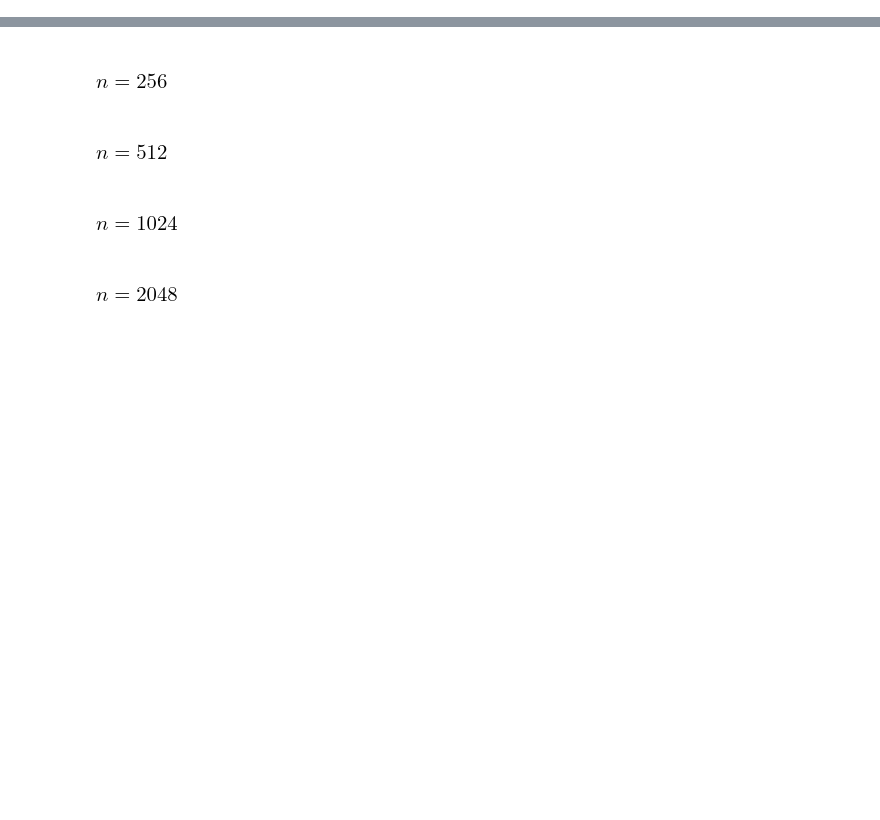
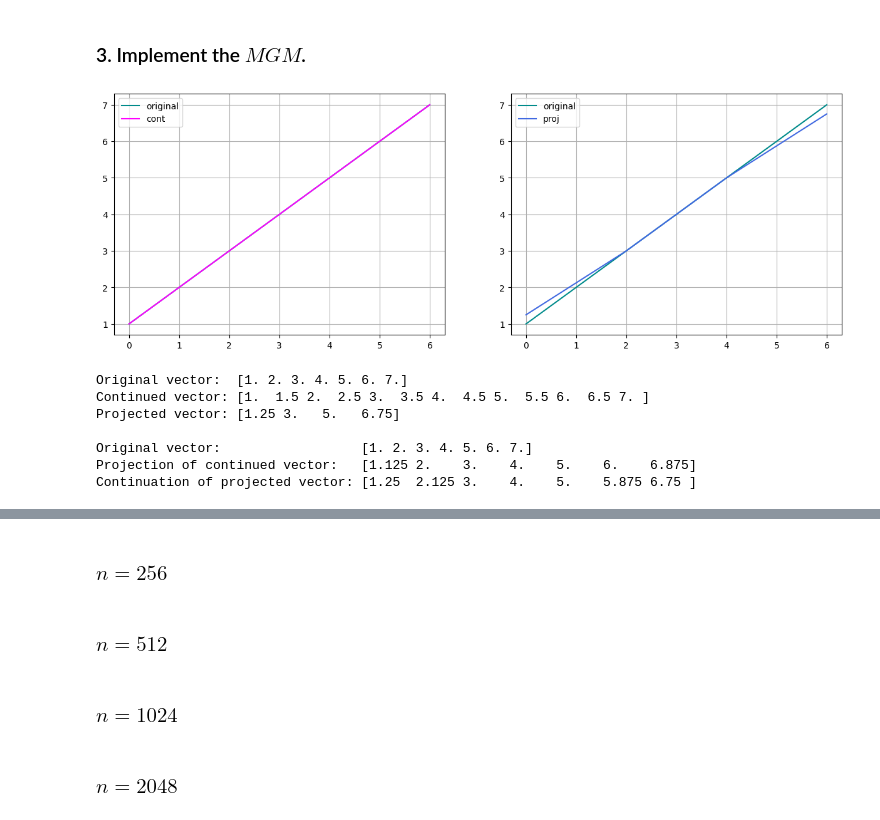
Before and after one commit to ALex2002Sim/NumericalMeth, a Jupyter notebook: lab3Sem9.ipynb, the cells around one changed output, grey strips where cells are left out. Saved outputs shown, nothing was run; the diff lists cells and outputs as text; code cells hidden in the pictures; blank space fills up the shorter version.

```diff
--- a/lab3Sem9.ipynb
+++ b/lab3Sem9.ipynb
@@ -35,24 +39,26 @@ $\displaystyle u = -\cosh{\left(x-a-\frac{b-a}{2}\right)}+\cosh{\left(-\frac{b-a
 # %%
 aver: np.float64 = a + (b-a)/2
 
-u = lambda x: -np.cosh(x - aver) + np.cosh(a - aver)
-du = lambda x: -np.sinh(x - aver)
-ddu = lambda x: -np.cosh(x - aver)
+u:   Callable[[np.float64], np.float64] = lambda x: -np.cosh(x - aver) + np.cosh(a - aver)
+du:  Callable[[np.float64], np.float64] = lambda x: -np.sinh(x - aver)
+ddu: Callable[[np.float64], np.float64] = lambda x: -np.cosh(x - aver)
 
 f = lambda x: -p*ddu(x) + q*u(x)
 
-func = np.array([f, u])
-name = np.array(['$f$', '$u$'])
-col = np.array(['darkblue', 'darkcyan'])
+func = np.array([f, u], dtype=object)
+name = np.array(['$f(x)$', '$u(x)$'], dtype=str)
+col  = np.array(['darkblue', 'darkcyan'], dtype=str)
 
 fig, axs = plt.subplots(1, 2, figsize=(15, 5))
 x = np.linspace(a, b, 1000)
 
 for i in range(axs.size):
-    axs[i].plot(x, func[i](x), label=name[i]+'$(x)$', color=col[-i])
+    axs[i].plot(x, func[i](x), label=name[i], color=col[i])
     axs[i].legend()
     axs[i].grid()
 
 plt.show()
+
+print(f'Zeros of test function\nu(a) = {u(a)}\nu(b) = {u(b)}')
 # %% [output]
 [figure]
@@ -173,0 +187,48 @@ ValueError: operands could not be broadcast together with shapes (2047,) (509,)
+# %% [markdown]
+### 3. Implement the $MGM$.
+# %%
+def cont(x:np.ndarray)->np.ndarray:
+    xC = np.zeros(2*x.size - 1)
+    xC[::2] = x
+    xC[1::2] = 0.5*xC[:-2:2] + 0.5*xC[2::2]
+
+    return xC
+
+def proj(x:np.ndarray)->np.ndarray:
+    n = x.size//2 + 1
+    xP = np.zeros(n)
+    xP[1:-1] = 0.25*x[1:-2:2] + 0.5*x[2:-1:2] + 0.25*x[3::2]
+    xP[0] = 0.75*x[0] + 0.25*x[1]
+    xP[-1] = 0.75*x[-1] + 0.25*x[-2]
+
+    return xP
+
+z = 7
+x = np.linspace(1, z, z)
+xC, xP = cont(x), proj(x)
+
+fig, axs = plt.subplots(1, 2, figsize=(15, 5))
+
+axs[0].plot(np.arange(x.size), x, label='original', color='darkcyan')
+axs[0].plot(np.linspace(0, x.size-1, xC.size), xC, label='cont', color='fuchsia')
+
+axs[1].plot(np.arange(x.size), x, label='original', color='darkcyan')
+axs[1].plot(np.linspace(0, x.size-1, xP.size), xP, label='proj', color='royalblue')
+
+for ax in axs:
+    ax.legend()
+    ax.grid()
+
+plt.show()
+
+print(f'Original vector:  {x}\nContinued vector: {xC}\nProjected vector: {xP}\n')
+print(f'Original vector:                  {x}\nProjection of continued vector:   {proj(xC)}\nContinuation of projected vector: {cont(xP)}')
+# %% [output]
+[figure, added]
+Original vector:  [1. 2. 3. 4. 5. 6. 7.]
+Continued vector: [1.  1.5 2.  2.5 3.  3.5 4.  4.5 5.  5.5 6.  6.5 7. ]
+Projected vector: [1.25 3.   5.   6.75]
+
+Original vector:                  [1. 2. 3. 4. 5. 6. 7.]
+Projection of continued vector:   [1.125 2.    3.    4.    5.    6.    6.875]
+Continuation of projected vector: [1.25  2.125 3.    4.    5.    5.875 6.75 ]
```
Also changed, not shown: parts of 27 cells of this notebook.
